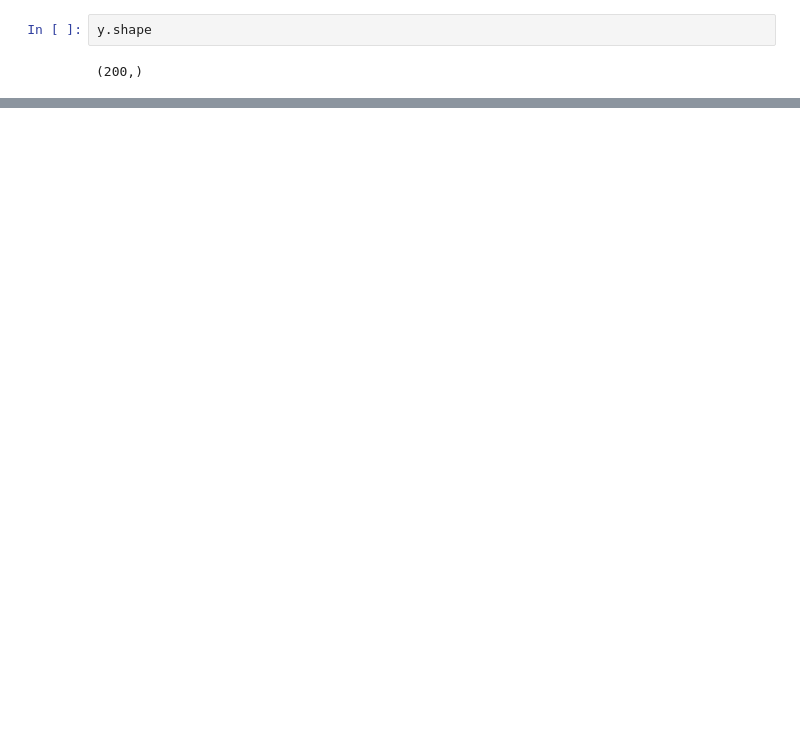
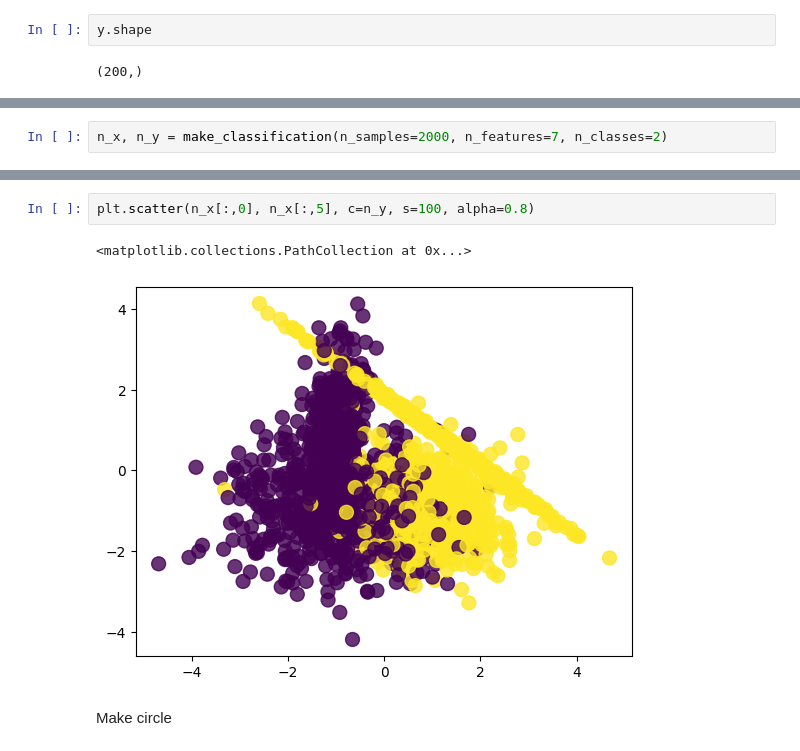
Before and after one commit to Md-Maruf-1727/Machine-Learning-Algorithms, a Jupyter notebook: Supervised/SVM/data generation.ipynb, the cells around one changed output, grey strips where cells are left out. Drawn from its saved outputs; the diff is of its cells as text; blank space fills up the shorter version.

```diff
--- a/Supervised/SVM/data generation.ipynb
+++ b/Supervised/SVM/data generation.ipynb
@@ -45,0 +53,2 @@ plt.scatter(x[:, 0], x[:, 5], c=y, s=100, alpha=0.6)
+# %%
+n_x, n_y = make_classification(n_samples=2000, n_features=7, n_classes=2)
@@ -45,0 +93,7 @@ plt.scatter(x[:, 0], x[:, 5], c=y, s=100, alpha=0.6)
+# %%
+plt.scatter(n_x[:,0], n_x[:,5], c=n_y, s=100, alpha=0.8)
+# %% [output]
+<matplotlib.collections.PathCollection at 0x...>
+[figure, added]
+# %% [markdown]
+Make circle
```
Also changed, not shown: parts of 26 cells of this notebook.
